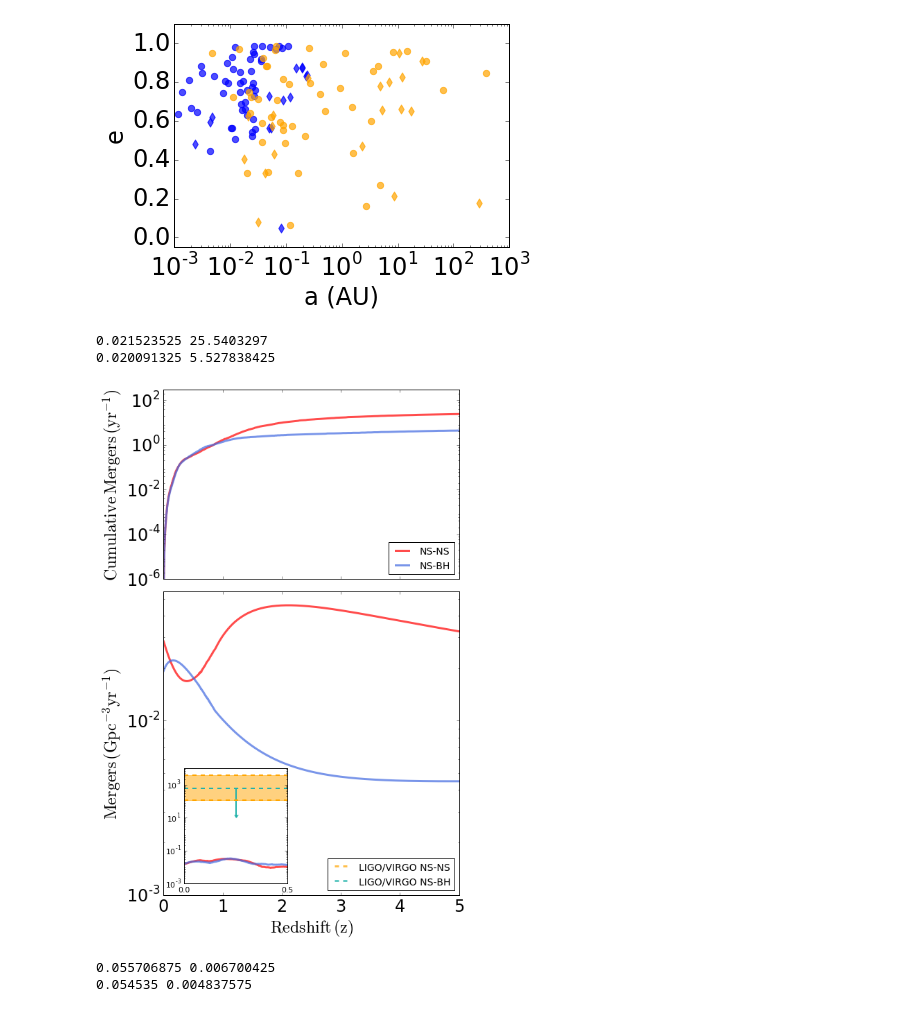
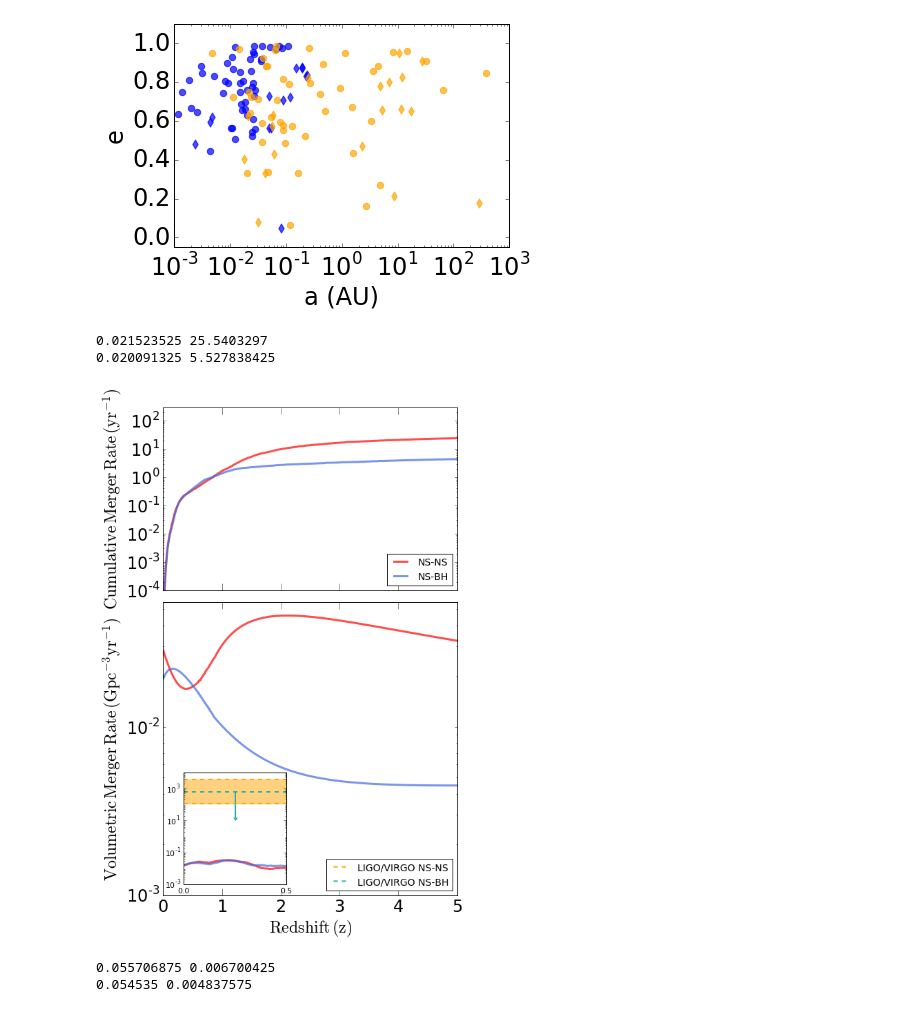
Before and after one commit to claireshiye/MyPythonCode, a Jupyter notebook: DNS_plot.ipynb, the cells around one changed output. Cells and saved outputs as stored; diff of their text form; code cells hidden in the pictures.

```diff
--- a/DNS_plot.ipynb
+++ b/DNS_plot.ipynb
@@ -1263,8 +1304,8 @@ plt.savefig(savepath+'newruns/plots/mbhmns_nsbh.pdf', dpi=200, bbox_inches='tigh
 [figure]
 # %%
 ##Plot 2D radius distribution of all stars from 2Dproj file
-from mpl_toolkits.axes_grid.inset_locator import (inset_axes, InsetPosition,
-                                                  mark_inset)
+#from mpl_toolkits.axes_grid.inset_locator import (inset_axes, InsetPosition,
+                                                 # mark_inset)
 
 data2Dproj_std=np.genfromtxt('/projects/b1091/CMC_Grid_March2019/rundir/rv2/rg8/z0.002/8e5/initial.snap0280.2Dproj.dat.gz')
 data2Dproj_cc=np.genfromtxt('/projects/b1091/CMC_Grid_March2019/rundir/rv0.5/rg8/z0.002/8e5/initial.snap0480.2Dproj.dat.gz')
@@ -1283,7 +1324,7 @@ rc_cc=0.16; rhl_cc=1.55
 twopi=2*np.pi
 
 ##Make signs for legends
-bdot=mlines.Line2D([], [],  linestyle = 'None', color='b', marker='o',
+bdot=mlines.Line2D([], [],  linestyle = 'None', color='b', marker='x',
                   markersize=7, label='BHs')
 ydot=mlines.Line2D([], [],  linestyle = 'None', color='orange', marker='o',
                   markersize=7, label='NSs')
@@ -1300,33 +1341,33 @@ ax2 = fig.add_subplot(122, polar=True)
 
 circle1 = plt.Circle((0.0, 0.0), rc_std, transform=ax1.transData._b, color="r", fill=False, ls='--', lw=2., alpha=0.8, zorder=4)
 ax1.add_artist(circle1)
-circle2 = plt.Circle((0.0, 0.0), rc_cc, transform=ax2.transData._b, color="r", fill=False, ls='--', lw=2., alpha=0.8, zorder=4)
+circle2 = plt.Circle((0.0, 0.0), rc_cc, transform=ax2.transData._b, color="r", fill=False, lw=2., alpha=0.8, zorder=4)
 ax2.add_artist(circle2)
 
 for i in range(0, 500000, 2):
     theta=random.uniform(0, twopi)
     if binflag_std[i]==1:
         if k0_std[i]==14 or k1_std[i]==14:
-            ax1.scatter(theta, r2D_std[i], color='b', s=30, alpha=0.6, zorder=3)
+            ax1.scatter(theta, r2D_std[i], color='b', s=30, alpha=0.6, marker='x', zorder=3)
         if k0_std[i]==13 or k1_std[i]==13:
             ax1.scatter(theta, r2D_std[i], color='orange', s=30, alpha=0.7, zorder=2)
 
     else:
         if ktype_std[i]==14:
-            ax1.scatter(theta, r2D_std[i], color='b', s=30, alpha=0.6, zorder=3)
+            ax1.scatter(theta, r2D_std[i], color='b', s=30, alpha=0.6, marker='x', zorder=3)
         if ktype_std[i]==13:
             ax1.scatter(theta, r2D_std[i], color='orange', s=30, alpha=0.7, zorder=2)
 
 
     if binflag_cc[i]==1:
         if k0_cc[i]==14 or k1_cc[i]==14:
-            ax2.scatter(theta, r2D_cc[i], color='b', s=30, alpha=0.6, zorder=3)
+            ax2.scatter(theta, r2D_cc[i], color='b', s=30, alpha=0.6, marker='x', zorder=3)
         if k0_cc[i]==13 or k1_cc[i]==13:
             ax2.scatter(theta, r2D_cc[i], color='orange', s=30, alpha=0.7, zorder=2)
 
     else:
         if ktype_cc[i]==14:
-            ax2.scatter(theta, r2D_cc[i], color='b', s=30, alpha=0.6, zorder=3)
+            ax2.scatter(theta, r2D_cc[i], color='b', s=30, alpha=0.6, marker='x', zorder=3)
         if ktype_cc[i]==13:
             ax2.scatter(theta, r2D_cc[i], color='orange', s=30, alpha=0.7, zorder=2)
 
@@ -1365,8 +1406,8 @@ ax2.set_yticklabels([])
 
 ax2.legend(handles=[ydot, bdot, kdot, rline], loc='lower right', prop={'size': 12}, numpoints=1, frameon=True)
 
-ax1.set_title(r'$\rm{non-core-collapsed,\,r_c=2.35\,pc}$'+'\n'+r'$\rm{N_{BH}=116,\,N_{NS}=161}$', fontsize=24)
-ax2.set_title(r'$\rm{core-collapsed,\,r_c=0.16\,pc}$'+'\n'+r'$\rm{N_{BH}=1,\,N_{NS}=283}$', fontsize=24)
+ax1.set_title(r'$\rm{non-core-collapsed,\,r_c=2.4\,pc}$'+'\n'+r'$\rm{N_{BH}=116,\,N_{NS}=161}$', fontsize=24)
+ax2.set_title(r'$\rm{core-collapsed}$'+'\n'+r'$\rm{N_{BH}=1,\,N_{NS}=283}$', fontsize=24)
 
 
 # Create a set of inset Axes: these should fill the bounding box allocated to them.
@@ -1388,5 +1429,5 @@ ax2.set_title(r'$\rm{core-collapsed,\,r_c=0.16\,pc}$'+'\n'+r'$\rm{N_{BH}=1,\,N_{
 
 plt.subplots_adjust(wspace=0)
 fig.tight_layout()
-plt.savefig(savepath+'newruns/plots/2Dproj_v2.pdf')
+plt.savefig(savepath+'newruns/plots/2Dproj_v5.pdf')
 # %% [output]
@@ -1526,38 +1567,46 @@ axins.axhline(dns_ligo_high, ls='--', lw=2, color='orange')
 axins.fill_between(x, dns_ligo_low, dns_ligo_high, color='orange', alpha=0.5)
 axins.axhline(nsbh_ligo_high, ls='--', lw=2, color='lightseagreen')
 axins.errorbar(0.25, nsbh_ligo_high, yerr=6e2, uplims=True, color='lightseagreen', lw=2)
 axins.set_yscale('log')
 axins.set_xlim(0.0, 0.5)
 axins.set_ylim(1e-3, 1e4)
 plt.setp(axins, xticks=[0.0, 0.5])
 axins.locator_params(axis='y', numticks=5)
 axins.tick_params(axis='both', which='major', labelsize=11)
 
 ax1.set_yscale('log')
 ax2.set_yscale('log')
 ax1.set_xlim(0.0, 5.0)
 ax2.set_xlim(0.0, 5.0)
-ax1.set_ylim(1e-6, 3e2)
+ax1.set_ylim(1e-4, 3e2)
 ax2.set_ylim(1e-3, 5.5e-2)
 ax1.locator_params(axis='y', numticks=7)
 ax2.locator_params(axis='y', numticks=6)
 #ax2.yaxis.set_minor_formatter(FormatStrFormatter("%g"))
 #ax2.yaxis.set_minor_locator(ticker.LogLocator(base=10.0))
 
-ax1.set_ylabel(r'$\rm{Cumulative\,Mergers\,(yr^{-1})}$')
-ax2.set_ylabel(r'$\rm{Mergers\,(Gpc^{-3}yr^{-1})}$')
+ax1.set_ylabel(r'$\rm{Cumulative\, Merger\, Rate\,(yr^{-1})}$')
+ax2.set_ylabel(r'$\rm{Volumetric\, Merger\, Rate\,(Gpc^{-3}yr^{-1})}$')
 ax2.set_xlabel(r'$\rm{Redshift\,(z)}$')
 
 ax1.legend(handles=[rline, bline], loc='lower right', prop={'size': 14}, frameon=True)
 ax2.legend(handles=[odash, gdash], loc='lower right', prop={'size': 14}, frameon=True)
+
+ax1.tick_params(axis='x', length=10, which='major')
+ax1.tick_params(axis='x', length=5, which='minor')
+ax2.tick_params(axis='x', length=10, which='major')
+ax2.tick_params(axis='x', length=5, which='minor')
+
+
 fig.tight_layout()
 plt.subplots_adjust(hspace=0.05)
 
-plt.savefig(savepath+'newruns/plots/rates_ligo_inset_v4.pdf', dpi=300)
+
+#plt.savefig(savepath+'newruns/plots/rates_ligo_inset_v5.pdf', dpi=300)
 # %% [output]
 0.021523525 25.5403297
 0.020091325 5.527838425
-[figure, old version]
+[figure, new version]
 # %%
 ##Merger Rates
 from scipy.signal import savgol_filter
```
Also changed, not shown: parts of 6 cells of this notebook, 47 other files.
